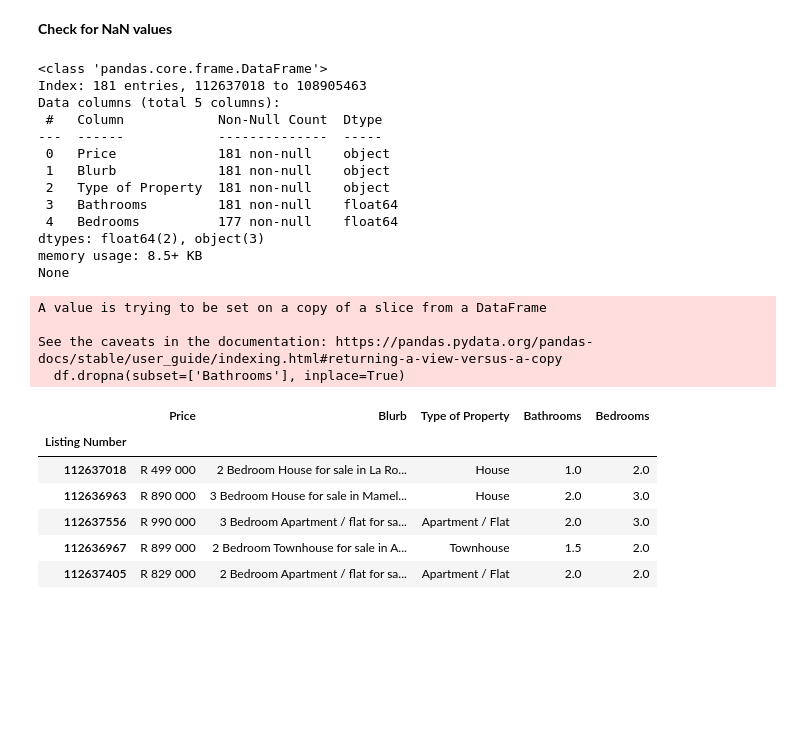
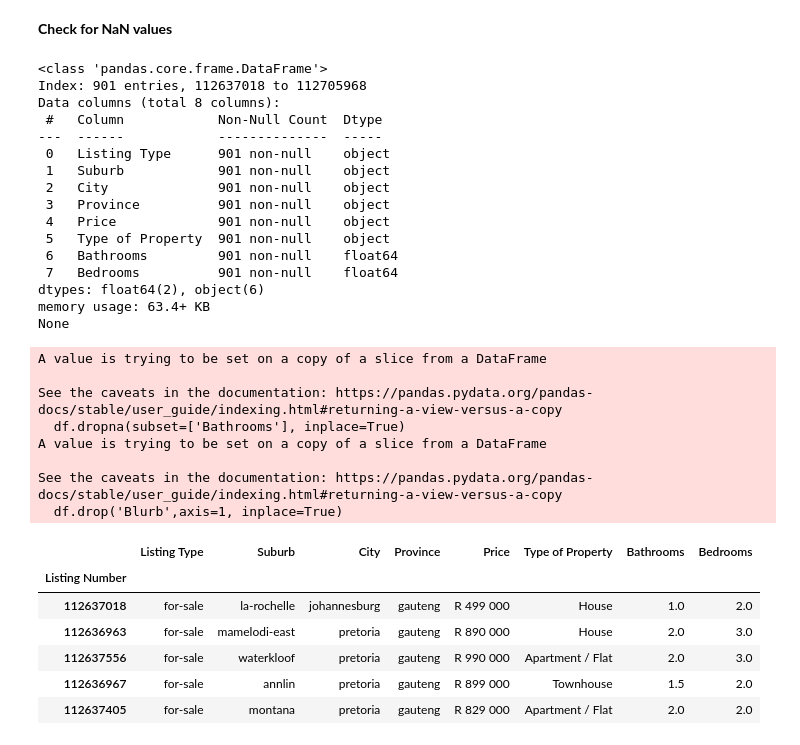
Before and after one commit to CoenMeintjes/PropScout, a Jupyter notebook: notebook.ipynb, the cells around one changed output. Saved outputs shown, nothing was run; the diff lists cells and outputs as text; code cells hidden in the pictures; blank space fills up the shorter version.

```diff
--- a/notebook.ipynb
+++ b/notebook.ipynb
@@ -71,6 +57,6 @@ dtype: int64
 # %%
 # List of columns to keep
-columns_to_keep = ['Price', 'Blurb', 'Type of Property', 'Bathrooms', 'Bedrooms']
+columns_to_keep = ['Listing Type', 'Suburb', 'City', 'Province', 'Price', 'Blurb', 'Type of Property', 'Bathrooms', 'Bedrooms']
 
 # Drop all columns except the specified list
 df = df_pre[columns_to_keep]
@@ -95,48 +81,59 @@ df
 # %%
 # check for bedroom NaNs and replace
 
 # Iterate through the rows of the DataFrame
 for index, row in df.iterrows():
     # Access the values in each row using column names
     bedroom_value = row['Bedrooms']
-    blurb_value = row['Blurb']
+    blurb_value = row['Blurb'].split()
+    bed_count = blurb_value[0]
     try:
         # bedroom number is 1st character in string so simple index slice and cast to float
-        bedrooms = float(blurb_value[0])
+        bedrooms = float(bed_count)
     except:
-        continue
+        bedrooms = 0
 
     # Check if a value is NaN using pd.isna()
     if pd.isna(bedroom_value):
         df.at[index, 'Bedrooms'] = bedrooms
 
 # if any bathroom NaN then drop the row
 df.dropna(subset=['Bathrooms'], inplace=True)
 
+# drop blurb
+df.drop('Blurb',axis=1, inplace=True)
+
 print(df.info())
 df.head()
 # %% [output]
 <class 'pandas.core.frame.DataFrame'>
-Index: 181 entries, 112637018 to 108905463
-Data columns (total 5 columns):
+Index: 901 entries, 112637018 to 112705968
+Data columns (total 8 columns):
  #   Column            Non-Null Count  Dtype
 ---  ------            --------------  -----
- 0   Price             181 non-null    object
- 1   Blurb             181 non-null    object
- 2   Type of Property  181 non-null    object
- 3   Bathrooms         181 non-null    float64
- 4   Bedrooms          177 non-null    float64
-dtypes: float64(2), object(3)
-memory usage: 8.5+ KB
+ 0   Listing Type      901 non-null    object
+ 1   Suburb            901 non-null    object
+ 2   City              901 non-null    object
+ 3   Province          901 non-null    object
+ 4   Price             901 non-null    object
+ 5   Type of Property  901 non-null    object
+ 6   Bathrooms         901 non-null    float64
+ 7   Bedrooms          901 non-null    float64
+dtypes: float64(2), object(6)
+memory usage: 63.4+ KB
 None
 A value is trying to be set on a copy of a slice from a DataFrame
 
 See the caveats in the documentation: https://pandas.pydata.org/pandas-docs/stable/user_guide/indexing.html#returning-a-view-versus-a-copy
   df.dropna(subset=['Bathrooms'], inplace=True)
+A value is trying to be set on a copy of a slice from a DataFrame
+
+See the caveats in the documentation: https://pandas.pydata.org/pandas-docs/stable/user_guide/indexing.html#returning-a-view-versus-a-copy
+  df.drop('Blurb',axis=1, inplace=True)
-|  | Price | Blurb | Type of Property | Bathrooms | Bedrooms |
-| Listing Number |  |  |  |  |  |
-| 112637018 | R 499 000 | 2 Bedroom House for sale in La Ro... | House | 1.0 | 2.0 |
-| 112636963 | R 890 000 | 3 Bedroom House for sale in Mamel... | House | 2.0 | 3.0 |
-| 112637556 | R 990 000 | 3 Bedroom Apartment / flat for sa... | Apartment / Flat | 2.0 | 3.0 |
-| 112636967 | R 899 000 | 2 Bedroom Townhouse for sale in A... | Townhouse | 1.5 | 2.0 |
-| 112637405 | R 829 000 | 2 Bedroom Apartment / flat for sa... | Apartment / Flat | 2.0 | 2.0 |
+|  | Listing Type | Suburb | City | Province | Price | Type of Property | Bathrooms | Bedrooms |
+| Listing Number |  |  |  |  |  |  |  |  |
+| 112637018 | for-sale | la-rochelle | johannesburg | gauteng | R 499 000 | House | 1.0 | 2.0 |
+| 112636963 | for-sale | mamelodi-east | pretoria | gauteng | R 890 000 | House | 2.0 | 3.0 |
+| 112637556 | for-sale | waterkloof | pretoria | gauteng | R 990 000 | Apartment / Flat | 2.0 | 3.0 |
+| 112636967 | for-sale | annlin | pretoria | gauteng | R 899 000 | Townhouse | 1.5 | 2.0 |
+| 112637405 | for-sale | montana | pretoria | gauteng | R 829 000 | Apartment / Flat | 2.0 | 2.0 |
```
Also changed, not shown: parts of 23 cells of this notebook, 2 other files.
